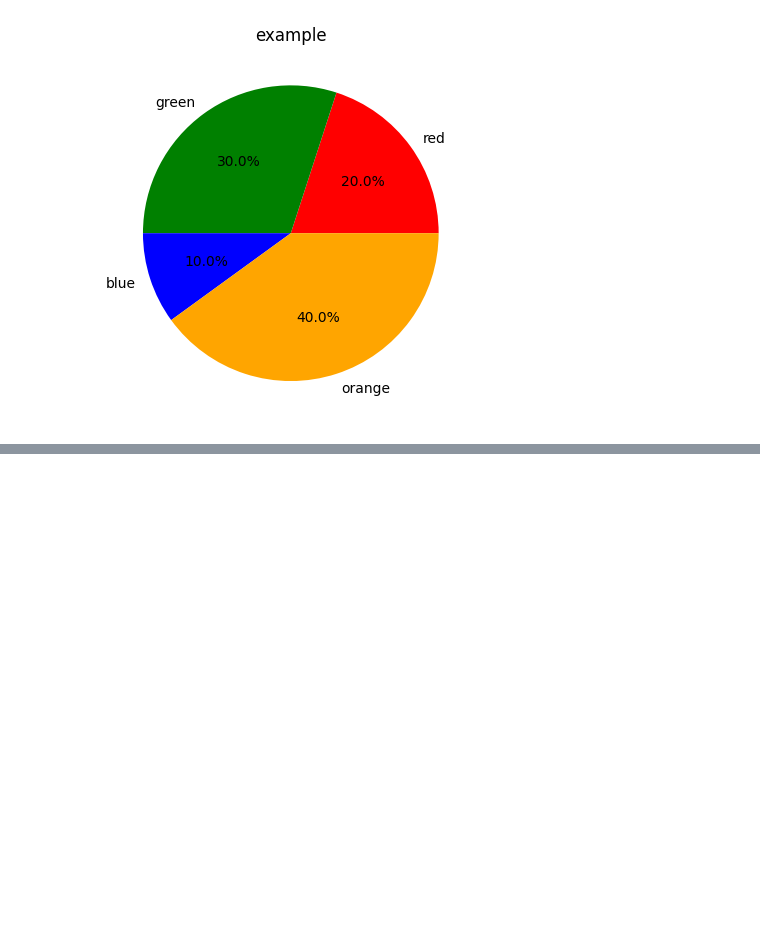
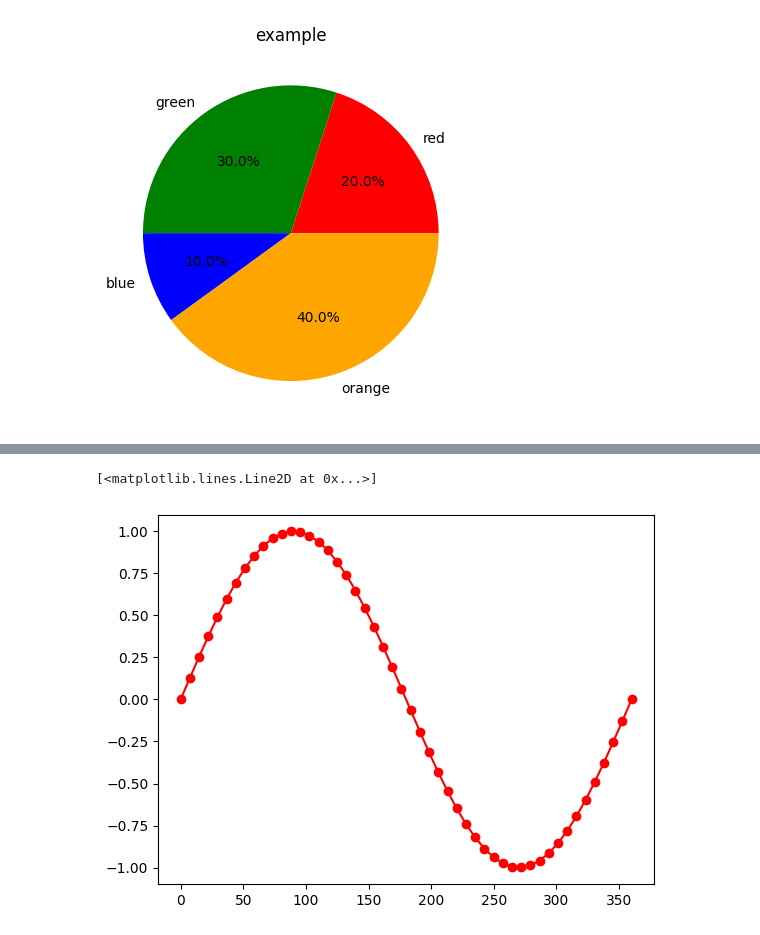
Before and after one commit to TahaT80/AI, a Jupyter notebook: part3_matplotlib/main.ipynb, the cells around one changed output, grey strips where cells are left out. Drawn from its saved outputs; the diff is of its cells as text; code cells hidden in the pictures; blank space fills up the shorter version.

```diff
--- a/part3_matplotlib/main.ipynb
+++ b/part3_matplotlib/main.ipynb
@@ -54,0 +64,5 @@ plt.show()
+# %%
+plt.plot(x,y,'o-r')
+# %% [output]
+[<matplotlib.lines.Line2D at 0x...>]
+[figure, added]
```
Also changed, not shown: parts of 5 cells of this notebook, 1 other file.
